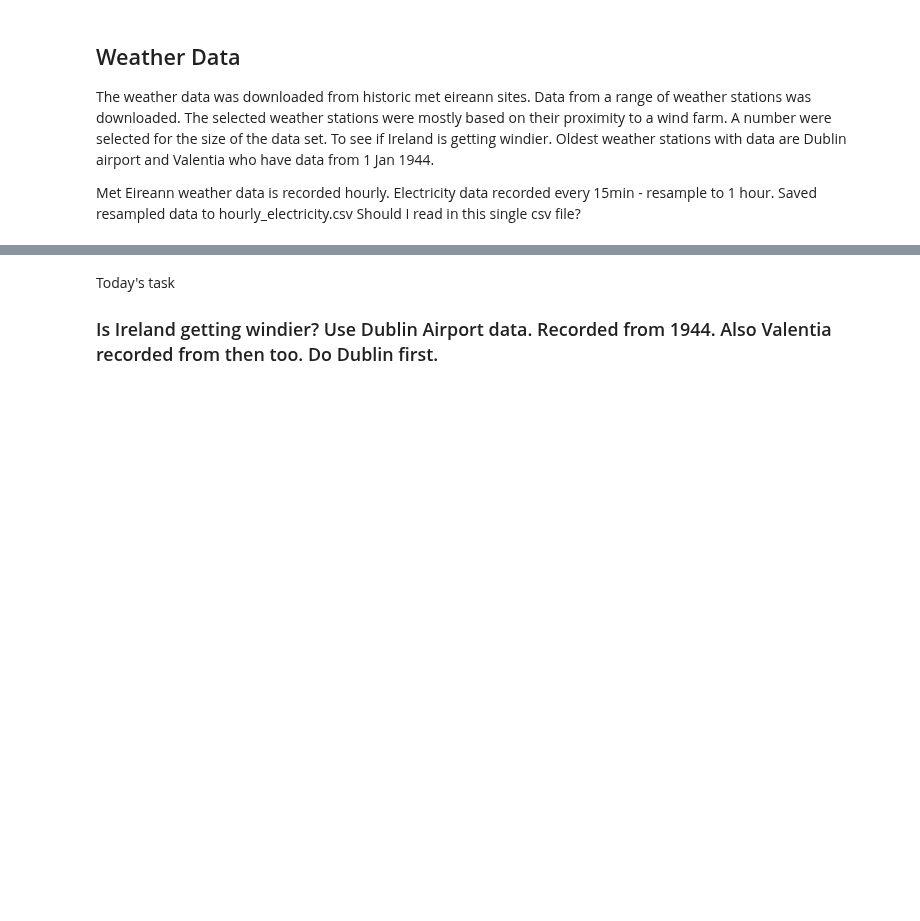
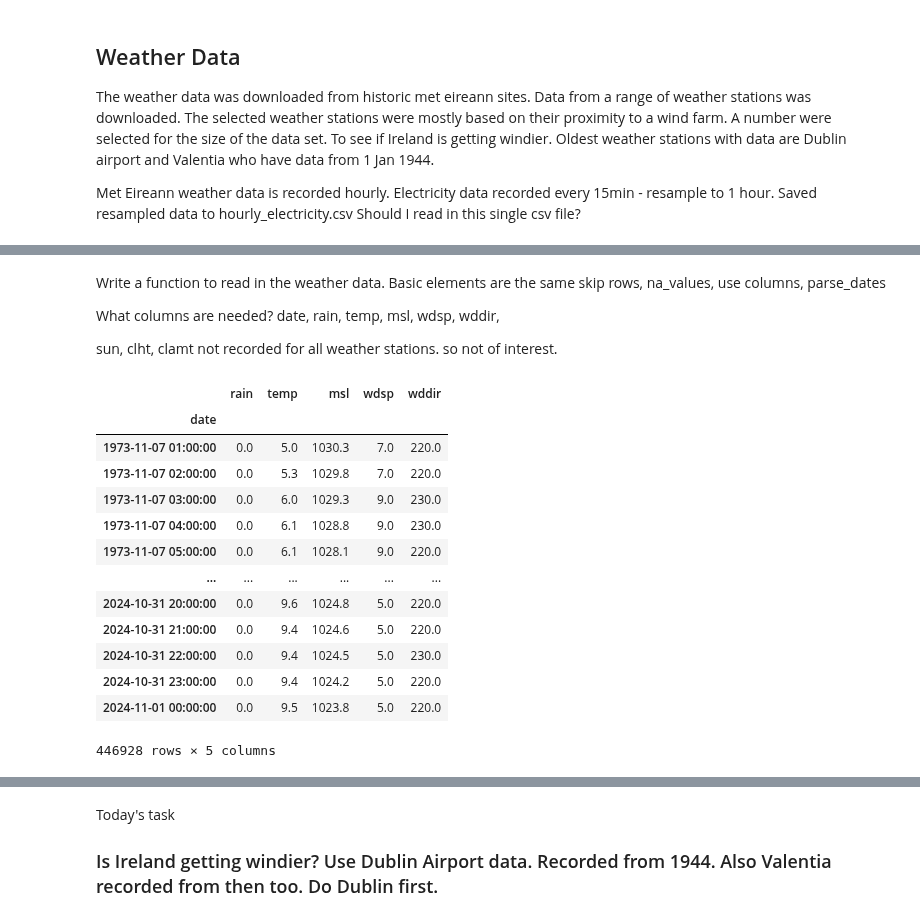
Before and after one commit to IreneKilgannon/PFDA, a Jupyter notebook: PFDA-project/wind.ipynb, the cells around one changed output, grey strips where cells are left out. Cells and saved outputs as stored; diff of their text form; code cells hidden in the pictures; blank space fills up the shorter version.

Commit message:
wrote a function to read in weather data, needs some refining

```diff
--- a/PFDA-project/wind.ipynb
+++ b/PFDA-project/wind.ipynb
@@ -179,0 +204,39 @@ Met Eireann weather data is recorded hourly. Electricity data recorded every 15m
+# %% [markdown]
+Write a function to read in the weather data. Basic elements are the same skip rows, na_values, use columns, parse_dates
+
+What columns are needed?
+date, rain, temp, msl, wdsp, wddir,
+
+sun, clht, clamt not recorded for all weather stations. so not of interest.
+# %%
+def load_weather(file_name):
+    '''A function to read in a weather csv file.'''
+    file_path = 'data/weather/'
+
+    df = pd.read_csv(file_path + file_name,
+                    skiprows = 17,
+                    usecols= ['date', 'rain', 'temp', 'msl', 'wdsp', 'wddir'],
+                    na_values = ' ',
+                    index_col= 'date',
+                    parse_dates= ['date'],
+                    date_format = "%d-%b-%Y %H:%M"
+                    )
+
+    return df
+# %%
+load_weather('hly875Mullingar.csv')
+# %% [output]
+|  | rain | temp | msl | wdsp | wddir |
+| date |  |  |  |  |  |
+| 1973-11-07 01:00:00 | 0.0 | 5.0 | 1030.3 | 7.0 | 220.0 |
+| 1973-11-07 02:00:00 | 0.0 | 5.3 | 1029.8 | 7.0 | 220.0 |
+| 1973-11-07 03:00:00 | 0.0 | 6.0 | 1029.3 | 9.0 | 230.0 |
+| 1973-11-07 04:00:00 | 0.0 | 6.1 | 1028.8 | 9.0 | 230.0 |
+| 1973-11-07 05:00:00 | 0.0 | 6.1 | 1028.1 | 9.0 | 220.0 |
+| ... | ... | ... | ... | ... | ... |
+| 2024-10-31 20:00:00 | 0.0 | 9.6 | 1024.8 | 5.0 | 220.0 |
+| 2024-10-31 21:00:00 | 0.0 | 9.4 | 1024.6 | 5.0 | 220.0 |
+| 2024-10-31 22:00:00 | 0.0 | 9.4 | 1024.5 | 5.0 | 230.0 |
+| 2024-10-31 23:00:00 | 0.0 | 9.4 | 1024.2 | 5.0 | 220.0 |
+| 2024-11-01 00:00:00 | 0.0 | 9.5 | 1023.8 | 5.0 | 220.0 |
+446928 rows × 5 columns
```
Also changed, not shown: parts of 13 cells of this notebook.
